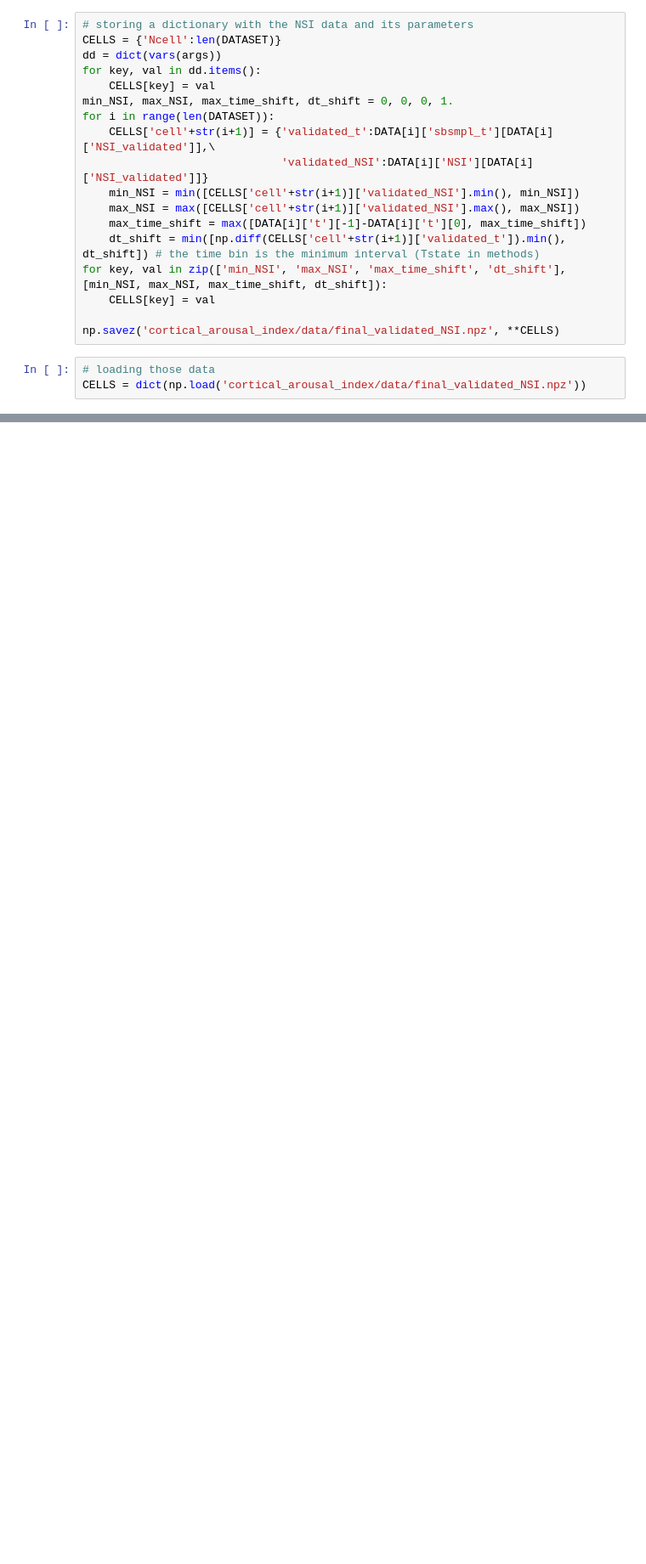
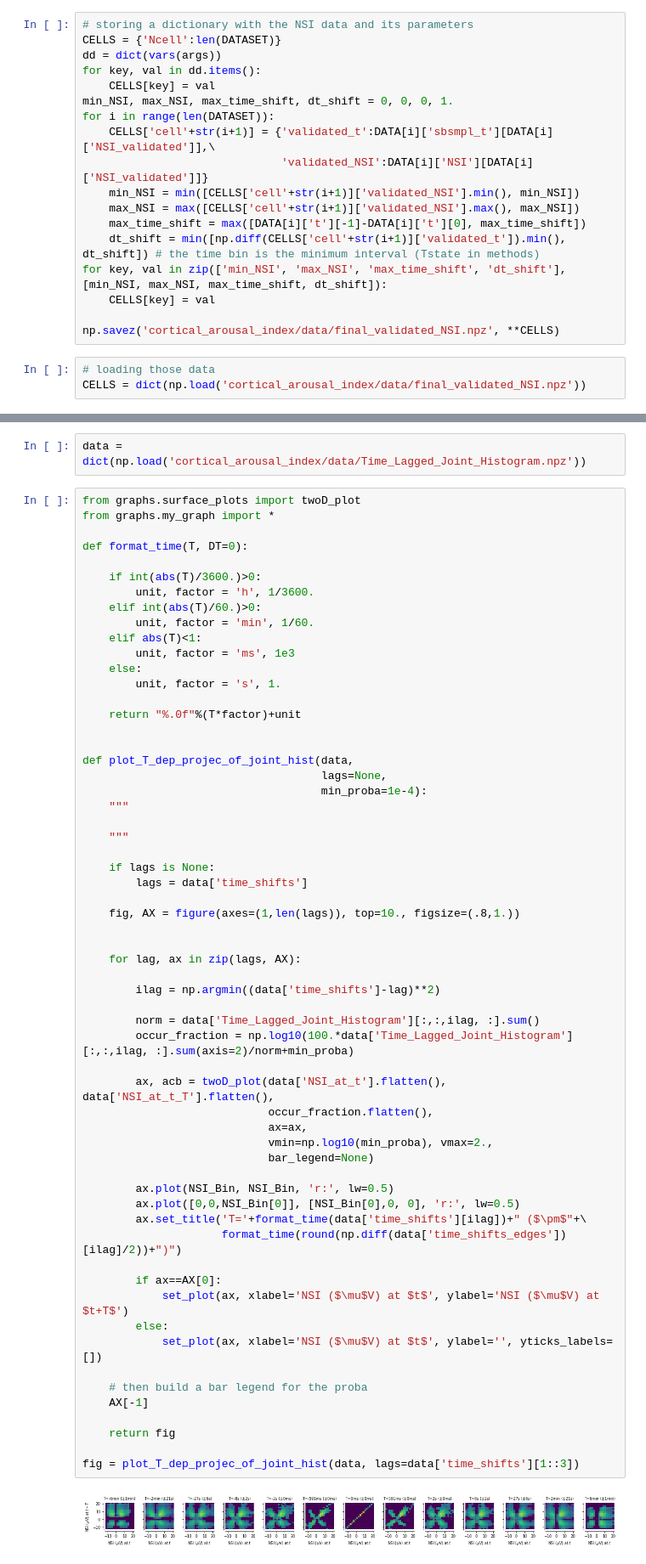
Before and after one commit to yzerlaut/NSI-paper, a Jupyter notebook: infra_slow_dyn.ipynb, the cells around one changed output, grey strips where cells are left out. Shown at 85% size. Cells and saved outputs as stored; diff of their text form; blank space fills up the shorter version.

Commit message:
working version of the histogram of transitions analysis

```diff
--- a/infra_slow_dyn.ipynb
+++ b/infra_slow_dyn.ipynb
@@ -137,0 +147,64 @@ np.savez('cortical_arousal_index/data/Time_Lagged_Joint_Histogram.npz',
+# %%
+data = dict(np.load('cortical_arousal_index/data/Time_Lagged_Joint_Histogram.npz'))
+# %%
+from graphs.surface_plots import twoD_plot
+from graphs.my_graph import *
+
+def format_time(T, DT=0):
+
+    if int(abs(T)/3600.)>0:
+        unit, factor = 'h', 1/3600.
+    elif int(abs(T)/60.)>0:
+        unit, factor = 'min', 1/60.
+    elif abs(T)<1:
+        unit, factor = 'ms', 1e3
+    else:
+        unit, factor = 's', 1.
+
+    return "%.0f"%(T*factor)+unit
+
+
+def plot_T_dep_projec_of_joint_hist(data,
+                                    lags=None,
+                                    min_proba=1e-4):
+    """
+
+    """
+
+    if lags is None:
+        lags = data['time_shifts']
+
+    fig, AX = figure(axes=(1,len(lags)), top=10., figsize=(.8,1.))
+
+
+    for lag, ax in zip(lags, AX):
+
+        ilag = np.argmin((data['time_shifts']-lag)**2)
+
+        norm = data['Time_Lagged_Joint_Histogram'][:,:,ilag, :].sum()
+        occur_fraction = np.log10(100.*data['Time_Lagged_Joint_Histogram'][:,:,ilag, :].sum(axis=2)/norm+min_proba)
+
+        ax, acb = twoD_plot(data['NSI_at_t'].flatten(), data['NSI_at_t_T'].flatten(),
+                            occur_fraction.flatten(),
+                            ax=ax,
+                            vmin=np.log10(min_proba), vmax=2.,
+                            bar_legend=None)
+
+        ax.plot(NSI_Bin, NSI_Bin, 'r:', lw=0.5)
+        ax.plot([0,0,NSI_Bin[0]], [NSI_Bin[0],0, 0], 'r:', lw=0.5)
+        ax.set_title('T='+format_time(data['time_shifts'][ilag])+" ($\pm$"+\
+                     format_time(round(np.diff(data['time_shifts_edges'])[ilag]/2))+")")
+
+        if ax==AX[0]:
+            set_plot(ax, xlabel='NSI ($\mu$V) at $t$', ylabel='NSI ($\mu$V) at $t+T$')
+        else:
+            set_plot(ax, xlabel='NSI ($\mu$V) at $t$', ylabel='', yticks_labels=[])
+
+    # then build a bar legend for the proba
+    AX[-1]
+
+    return fig
+
+fig = plot_T_dep_projec_of_joint_hist(data, lags=data['time_shifts'][1::3])
+# %% [output]
+[figure, added]
```
Also changed, not shown: parts of 3 cells of this notebook.
